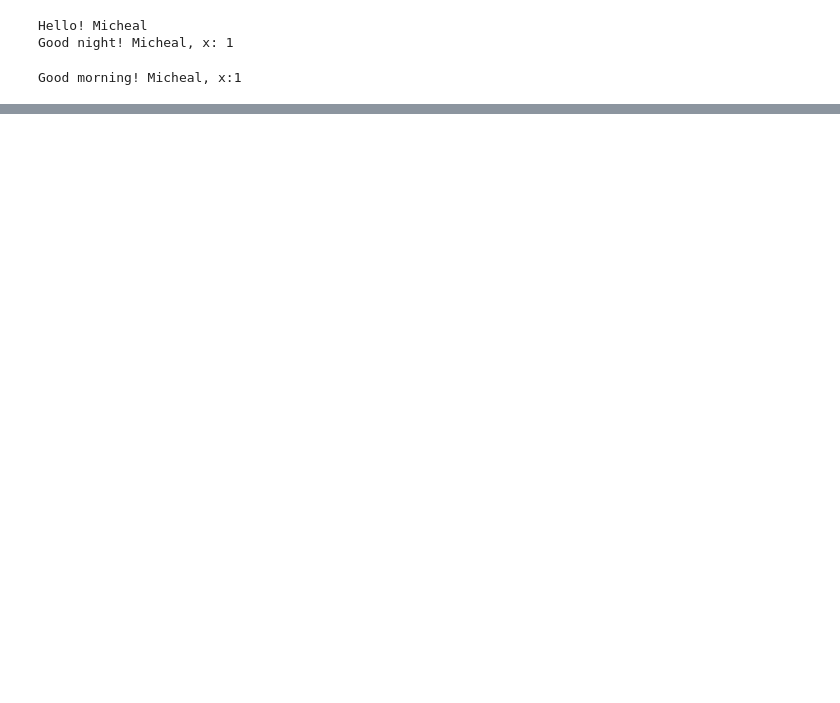
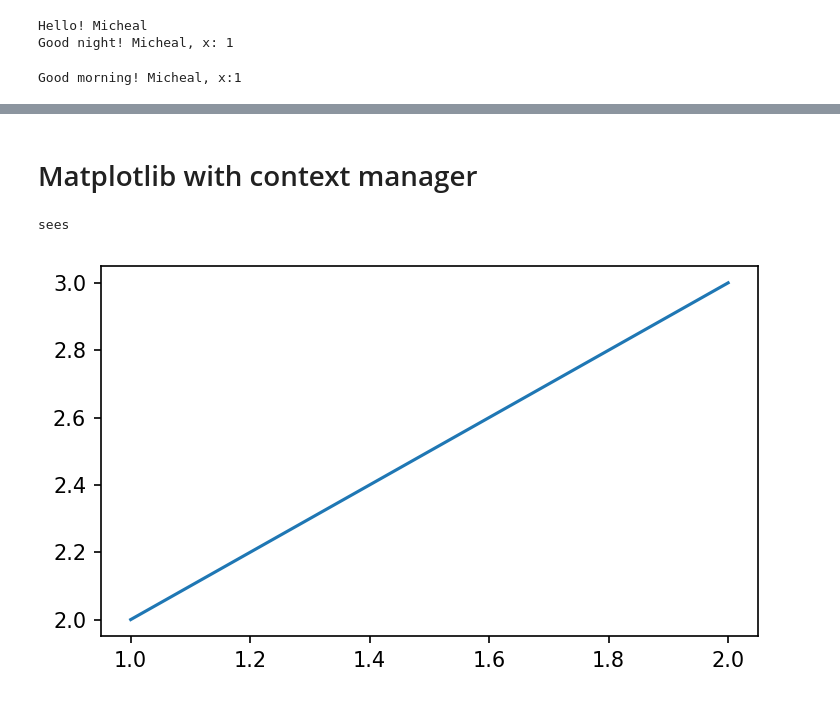
Before and after one commit to toshiakiasakura/class_intro, a Jupyter notebook: main.ipynb, the cells around one changed output, grey strips where cells are left out. Cells and saved outputs as stored; diff of their text form; code cells hidden in the pictures; blank space fills up the shorter version.

```diff
--- a/main.ipynb
+++ b/main.ipynb
@@ -139,0 +353,4 @@ Good morning! Micheal, x:1
+# %%
+samp5 = Sample5()
+with samp5 as p:
+    print('inside with statement body')
@@ -139,0 +362,5 @@ Good morning! Micheal, x:1
+# %%
+samp5 = Sample5()
+with samp5 as p:
+    raise Exception("Exception called")
+    print('inside with statement body')
@@ -139,0 +375,36 @@ Good morning! Micheal, x:1
+# %% [markdown]
+# Matplotlib with context manager
+# %%
+import matplotlib.pyplot as plt
+class BasicPlot():
+    def __init__(self, xlim=None, ylim=None, xlabel="", ylabel="",title="",
+            save_path=None, figsize=(5,3), dpi=150, tight=True, show=True):
+        self.fig = plt.figure(figsize=figsize,dpi=dpi)
+        self.ax = self.fig.add_subplot(111)
+        self.ax.set_xlabel(xlabel)
+        self.ax.set_ylabel(ylabel)
+        self.ax.set_xlim(xlim) if xlim else None
+        self.ax.set_ylim(ylim) if ylim else None
+
+        self.save_path = save_path
+        self.title = title
+        self.tight = tight
+        self.show = show
+
+    def __enter__(self):
+        return(self)
+
+    def __exit__(self,exc_type, exc_value, exc_traceback):
+        print("sees")
+        plt.title(self.title)
+        plt.tight_layout() if self.tight else None
+        plt.savefig(self.save_path) if self.save_path else None
+        plt.show() if self.show else None
+# %%
+with BasicPlot() as p:
+    p.ax.plot([1,2],[2,3])
+    pass
+    #raise Exception("Exception called")
+# %% [output]
+sees
+[figure, added]
```
Also changed, not shown: parts of 25 cells of this notebook, 3 other files.
